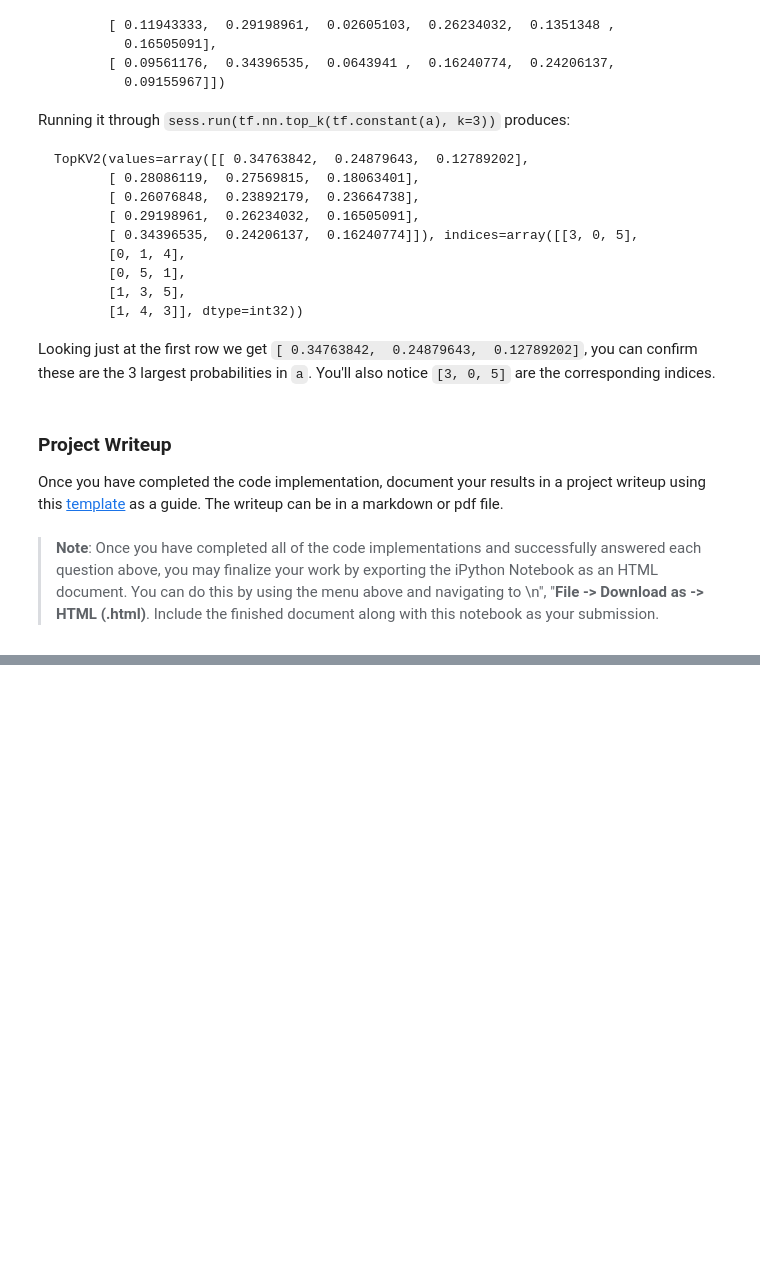
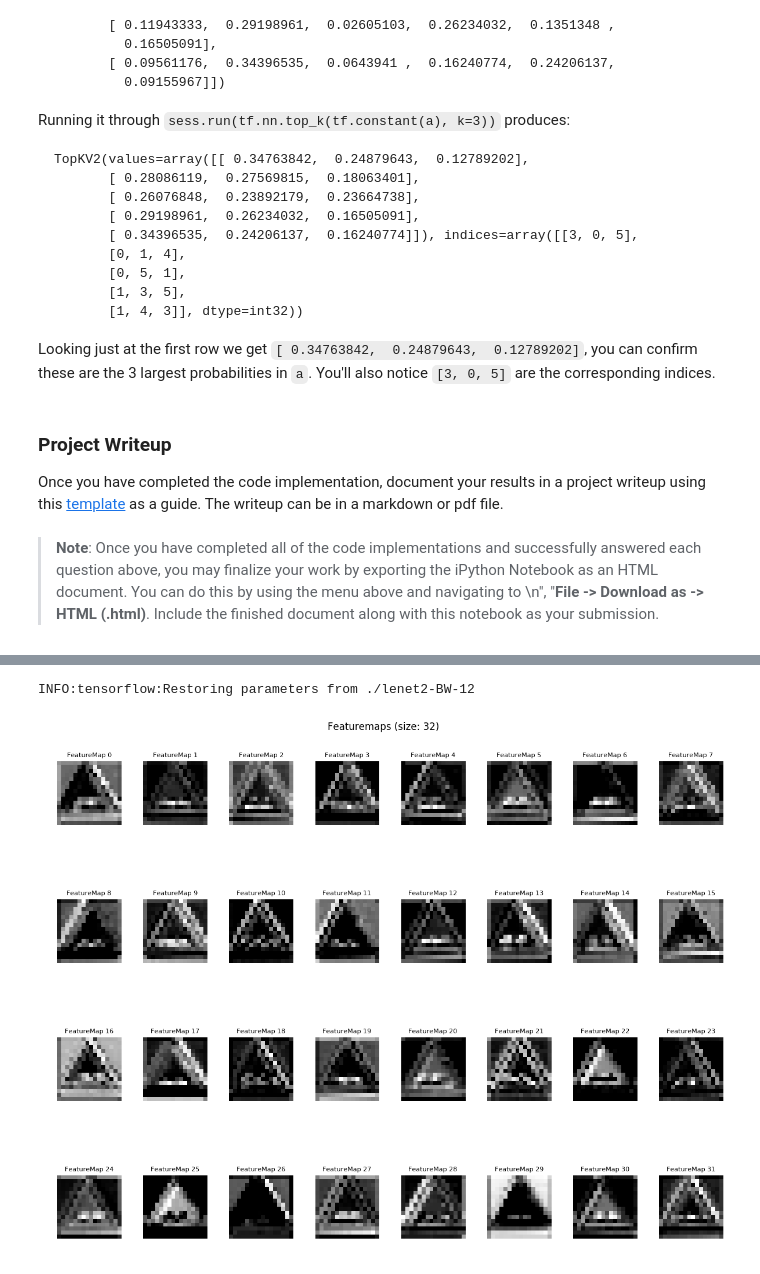
Before and after one commit to da-phil/SDC-Traffic-Sign-Classifier-Project, a Jupyter notebook: Traffic_Sign_Classifier.ipynb, the cells around one changed output, grey strips where cells are left out. Saved outputs shown, nothing was run; the diff lists cells and outputs as text; code cells hidden in the pictures; blank space fills up the shorter version.

```diff
--- a/Traffic_Sign_Classifier.ipynb
+++ b/Traffic_Sign_Classifier.ipynb
@@ -660,16 +732,20 @@ test_images_norm = center_normaize(test_images_norm, X_mean, X_std)
 test = tf.nn.softmax(logits)
 model = "LeNet2"
 if model == "LeNet1":
-    logits = LeNet1(x, keep_prob)
+    net = LeNet1(x, keep_prob)
+    logits = net["logits"]
     load_filename = "./lenet1"
 else:
-    logits = LeNet2(x, keep_prob)
+    net = LeNet2(x, keep_prob)
+    logits = net["logits"]
     load_filename = "./lenet2"
+
+load_filename += "-" + colorspace
 
 test_detected_class = []
 with tf.Session() as sess:
-    #saver.restore(sess, tf.train.latest_checkpoint('.', latest_filename=load_filename))
-    saver.restore(sess, load_filename)
+    saver.restore(sess, tf.train.latest_checkpoint('.'))
+    #saver.restore(sess, load_filename)
     for i, sign in enumerate(test_images_norm):
         fig, ax = plt.subplots(figsize=(1,1))
         ax.imshow(test_images[i].squeeze())
@@ -732,8 +808,8 @@ Class 21 -                                       Double curve: 0.00%
 ### Calculate the accuracy for these 5 new images.
 ### For example, if the model predicted 1 out of 5 signs correctly, it's 20% accurate on these new images.
 with tf.Session() as sess:
-    #saver.restore(sess, tf.train.latest_checkpoint('.', latest_filename=load_filename))
-    saver.restore(sess, load_filename)
+    saver.restore(sess, tf.train.latest_checkpoint('.'))
+    #saver.restore(sess, load_filename)
     test_accuracy = evaluate(test_images_norm, test_labels)
     print("Test image accuracy = %.3f" % test_accuracy)
 # %% [output]
@@ -813,29 +889,46 @@ For an example of what feature map outputs look like, check out NVIDIA's results
 # %%
 ### Visualize your network's feature maps here.
 ### Feel free to use as many code cells as needed.
 
 # image_input: the test image being fed into the network to produce the feature maps
 # tf_activation: should be a tf variable name used during your training procedure that represents the calculated state of a specific weight layer
 # activation_min/max: can be used to view the activation contrast in more detail, by default matplot sets min and max to the actual min and max values of the output
 # plt_num: used to plot out multiple different weight feature map sets on the same block, just extend the plt number for each new feature map entry
 
 def outputFeatureMap(image_input, tf_activation, activation_min=-1, activation_max=-1 ,plt_num=1):
     # Here make sure to preprocess your image_input in a way your network expects
     # with size, normalization, ect if needed
-    # image_input =
+    # equalize and normalize data
+    #image_input = equalize_dataset(image_input, colorspace)
+    #image_input = center_normaize(image_input, X_mean, X_std)
+
     # Note: x should be the same name as your network's tensorflow data placeholder variable
     # If you get an error tf_activation is not defined it may be having trouble accessing the variable from inside a function
-    activation = tf_activation.eval(session=sess,feed_dict={x : image_input})
+    activation = tf_activation.eval(session=sess, feed_dict={x: image_input})
     featuremaps = activation.shape[3]
-    plt.figure(plt_num, figsize=(15,15))
+    plt.figure(plt_num, figsize=(12,10))
+    plt.suptitle("Featuremaps (size: %d)" % featuremaps, fontsize=12)
     for featuremap in range(featuremaps):
-        plt.subplot(6,8, featuremap+1) # sets the number of feature maps to show on each row and column
-        plt.title('FeatureMap ' + str(featuremap)) # displays the feature map number
-        if activation_min != -1 & activation_max != -1:
-            plt.imshow(activation[0,:,:, featuremap], interpolation="nearest", vmin =activation_min, vmax=activation_max, cmap="gray")
+        ax = plt.subplot(featuremaps//8, 8, featuremap+1) # sets the number of feature maps to show on each row and column
+        #plt.title('FeatureMap ' + str(featuremap)) # displays the feature map number
+        ax.set_title('FeatureMap ' + str(featuremap), fontdict={'fontsize': 8})
+        ax.set_axis_off()
+        if activation_min != -1 and activation_max != -1:
+            ax.imshow(activation[0,:,:, featuremap], interpolation="nearest", vmin =activation_min, vmax=activation_max, cmap="gray")
         elif activation_max != -1:
-            plt.imshow(activation[0,:,:, featuremap], interpolation="nearest", vmax=activation_max, cmap="gray")
+            ax.imshow(activation[0,:,:, featuremap], interpolation="nearest", vmax=activation_max, cmap="gray")
         elif activation_min !=-1:
-            plt.imshow(activation[0,:,:, featuremap], interpolation="nearest", vmin=activation_min, cmap="gray")
+            ax.imshow(activation[0,:,:, featuremap], interpolation="nearest", vmin=activation_min, cmap="gray")
         else:
-            plt.imshow(activation[0,:,:, featuremap], interpolation="nearest", cmap="gray")
+            ax.imshow(activation[0,:,:, featuremap], interpolation="nearest", cmap="gray")
+
+    plt.tight_layout()
+
+
+with tf.Session() as sess:
+    saver.restore(sess, tf.train.latest_checkpoint('.'))
+    net = LeNet2(x, keep_prob)
+    outputFeatureMap(test_images_norm, net["conv1"])
+# %% [output]
+INFO:tensorflow:Restoring parameters from ./lenet2-BW-12
+[figure, added]
```
Also changed, not shown: parts of 13 cells of this notebook.
